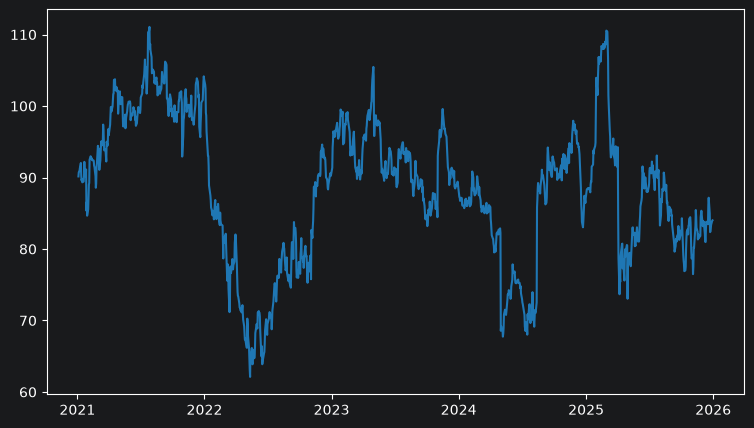
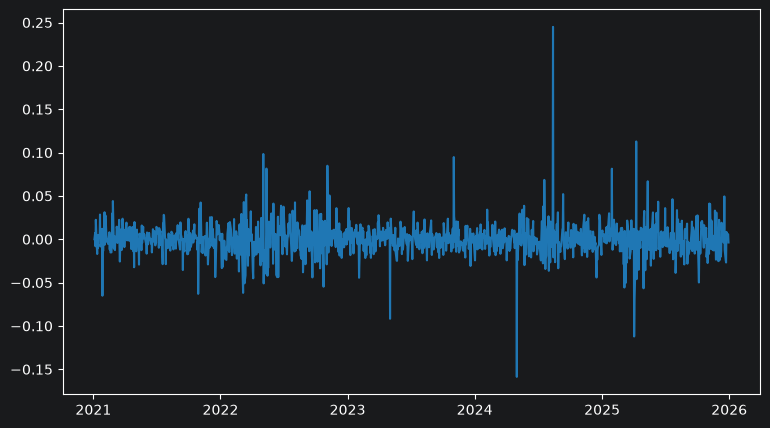
Unified diff of the notebook cell whose output changed from the first chart to the second:
--- before
+++ after
@@ -11,5 +11,5 @@
 
 hour = pd.to_datetime(starbucks["Date"])
-prices = pd.to_numeric(starbucks["Low"])
+prices = pd.to_numeric(starbucks["Return"])
 
 fig, ax1 = plt.subplots(figsize=(9,5))
@@ -19,5 +19,14 @@
 
 
-starbucks
+starbucks = pd.read_csv("spy.csv")
+starbucks.drop(index=0, inplace = True)
+
+hour = pd.to_datetime(starbucks["Date"])
+prices = pd.to_numeric(starbucks["Return"])
+
+fig, ax1 = plt.subplots(figsize=(9,5))
+
+ax1.plot(hour, prices, color='#1f77b4')
+plt.show()
 
 

Commit: hw